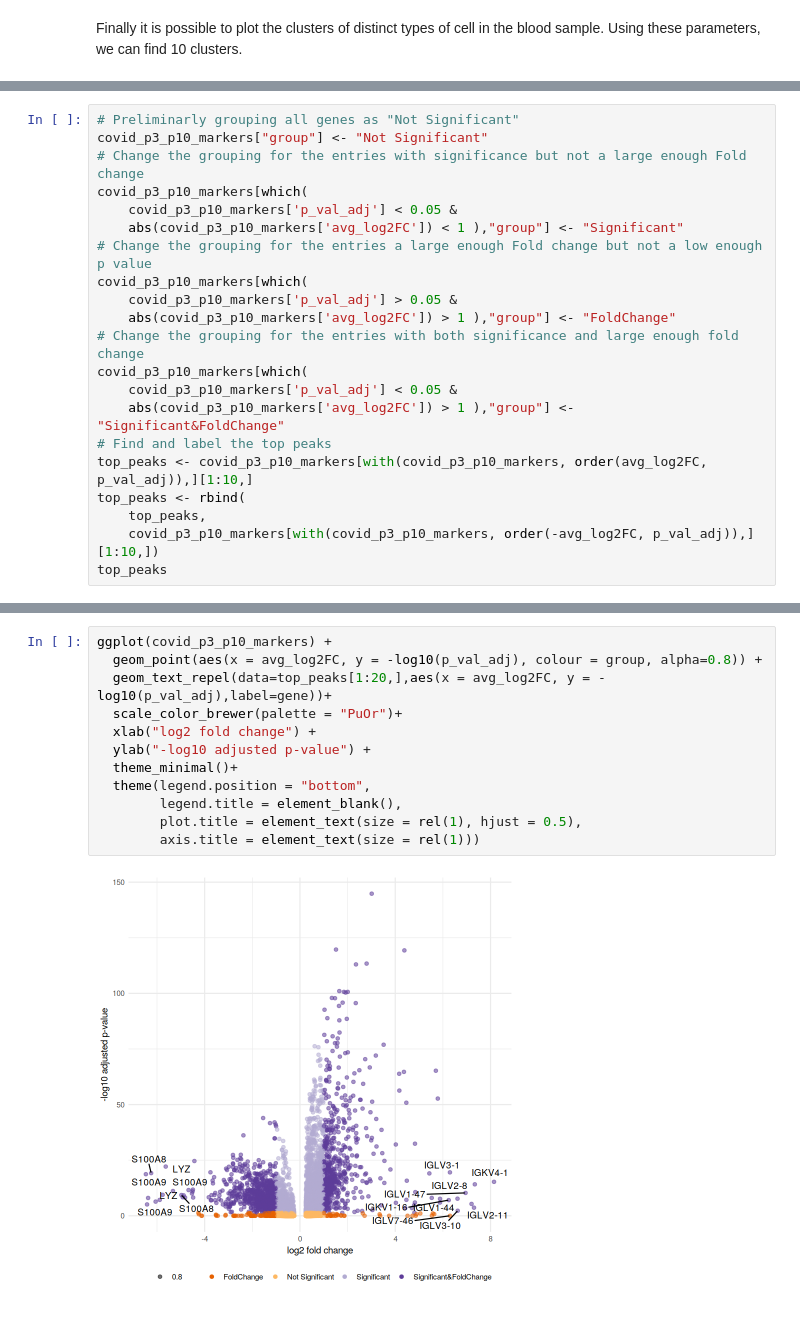
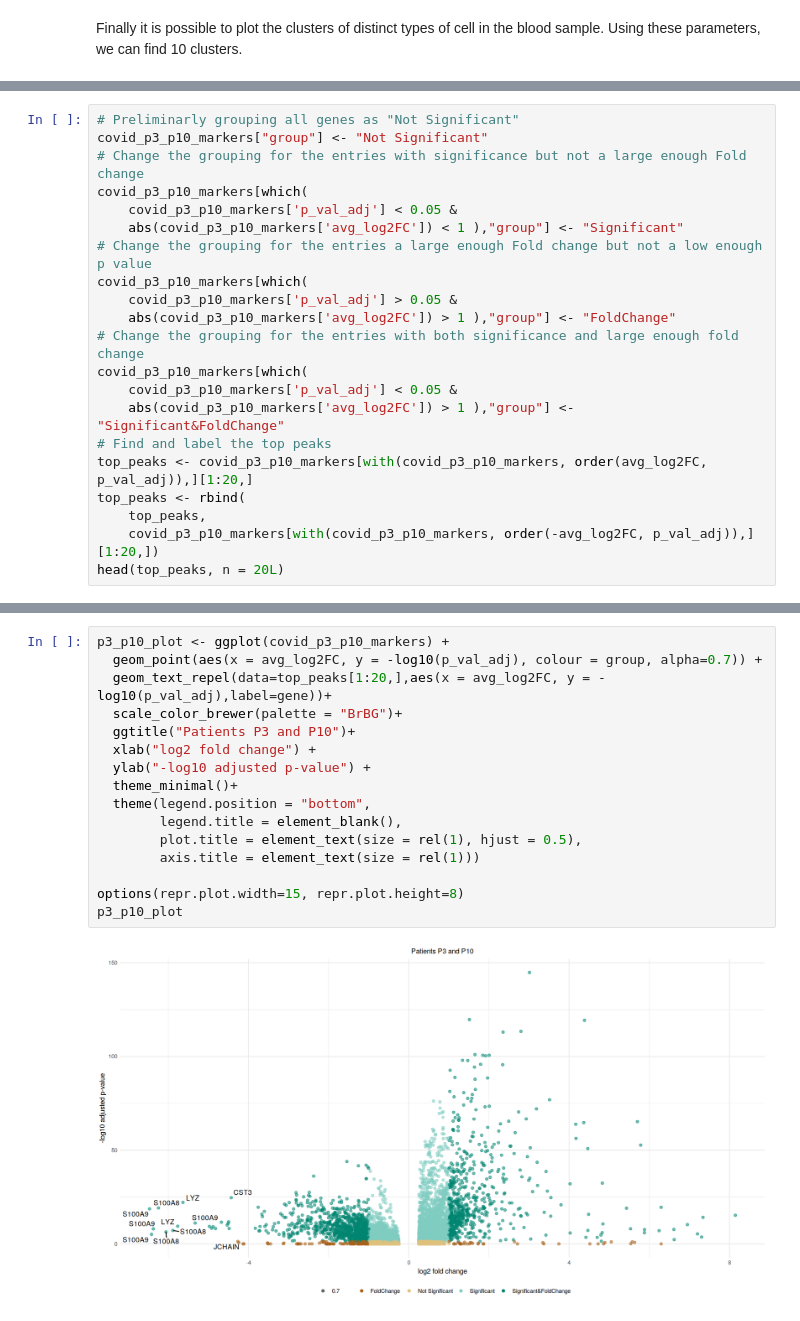
Before and after one commit to waldeyr/single_cell_analysis, a Jupyter notebook: Single_Cell_RNA_Seq.ipynb, the cells around one changed output, grey strips where cells are left out. Cells and saved outputs as stored; diff of their text form.

```diff
--- a/Single_Cell_RNA_Seq.ipynb
+++ b/Single_Cell_RNA_Seq.ipynb
@@ -389,9 +342,9 @@ covid_p3_p10_markers[which(
     covid_p3_p10_markers['p_val_adj'] < 0.05 &
     abs(covid_p3_p10_markers['avg_log2FC']) > 1 ),"group"] <- "Significant&FoldChange"
 # Find and label the top peaks
-top_peaks <- covid_p3_p10_markers[with(covid_p3_p10_markers, order(avg_log2FC, p_val_adj)),][1:10,]
+top_peaks <- covid_p3_p10_markers[with(covid_p3_p10_markers, order(avg_log2FC, p_val_adj)),][1:20,]
 top_peaks <- rbind(
     top_peaks,
-    covid_p3_p10_markers[with(covid_p3_p10_markers, order(-avg_log2FC, p_val_adj)),][1:10,])
-top_peaks
+    covid_p3_p10_markers[with(covid_p3_p10_markers, order(-avg_log2FC, p_val_adj)),][1:20,])
+head(top_peaks, n = 20L)
 # %% [output]
@@ -417,14 +372,18 @@ A data.frame: 20 × 9
 # %%
-ggplot(covid_p3_p10_markers) +
-  geom_point(aes(x = avg_log2FC, y = -log10(p_val_adj), colour = group, alpha=0.8)) +
+p3_p10_plot <- ggplot(covid_p3_p10_markers) +
+  geom_point(aes(x = avg_log2FC, y = -log10(p_val_adj), colour = group, alpha=0.7)) +
   geom_text_repel(data=top_peaks[1:20,],aes(x = avg_log2FC, y = -log10(p_val_adj),label=gene))+
-  scale_color_brewer(palette = "PuOr")+
+  scale_color_brewer(palette = "BrBG")+
+  ggtitle("Patients P3 and P10")+
   xlab("log2 fold change") +
   ylab("-log10 adjusted p-value") +
   theme_minimal()+
   theme(legend.position = "bottom",
         legend.title = element_blank(),
         plot.title = element_text(size = rel(1), hjust = 0.5),
         axis.title = element_text(size = rel(1)))
+
+options(repr.plot.width=15, repr.plot.height=8)
+p3_p10_plot
 # %% [output]
-[figure, old version]
+[figure, new version]
```
Also changed, not shown: parts of 18 cells of this notebook.
